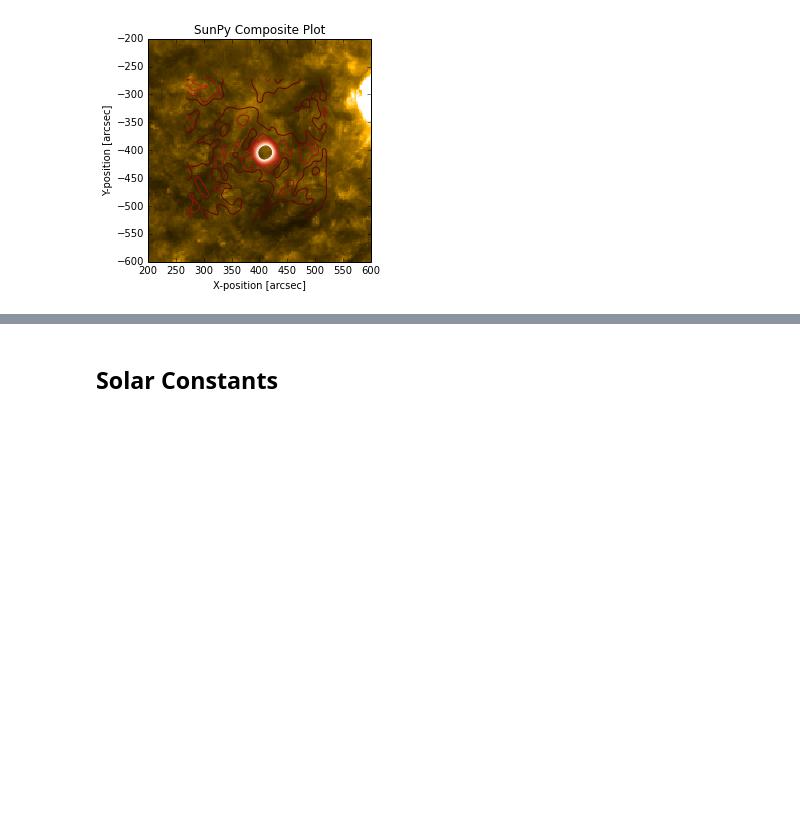
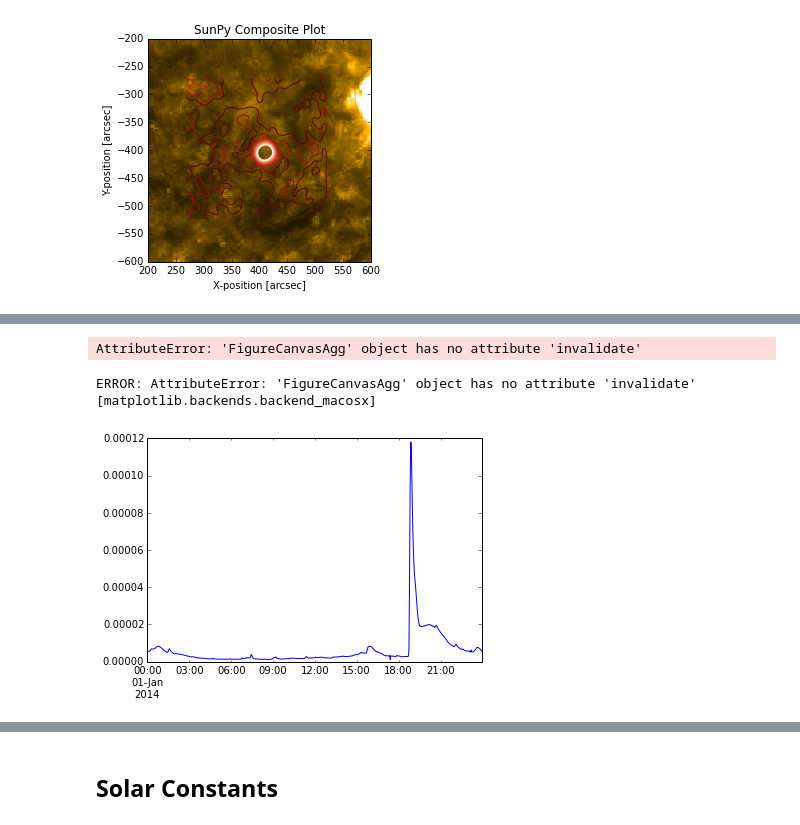
Before and after one commit to ehsteve/ipython-notebooks, a Jupyter notebook: RHESSI Workshope 13 - SunPy.ipynb, the cells around one changed output, grey strips where cells are left out. Cells and saved outputs as stored; diff of their text form; code cells hidden in the pictures; blank space fills up the shorter version.

Commit message:
fixes to sunpy notebook

```diff
--- a/RHESSI Workshope 13 - SunPy.ipynb
+++ b/RHESSI Workshope 13 - SunPy.ipynb
@@ -226,0 +239,3 @@ callisto_nobg.peek(vmin = 0)
+# %%
+import sunpy.lightcurve
+evelc = sunpy.lightcurve.EVELightCurve.create('2014/01/01')
@@ -226,0 +262,8 @@ callisto_nobg.peek(vmin = 0)
+# %%
+fig = plt.figure()
+ax = evelc.data['XRS-B proxy'].plot()
+plt.show()
+# %% [output]
+AttributeError: 'FigureCanvasAgg' object has no attribute 'invalidate'
+ERROR: AttributeError: 'FigureCanvasAgg' object has no attribute 'invalidate' [matplotlib.backends.backend_macosx]
+[figure, added]
```
Also changed, not shown: parts of 53 cells of this notebook, 2 other files.
